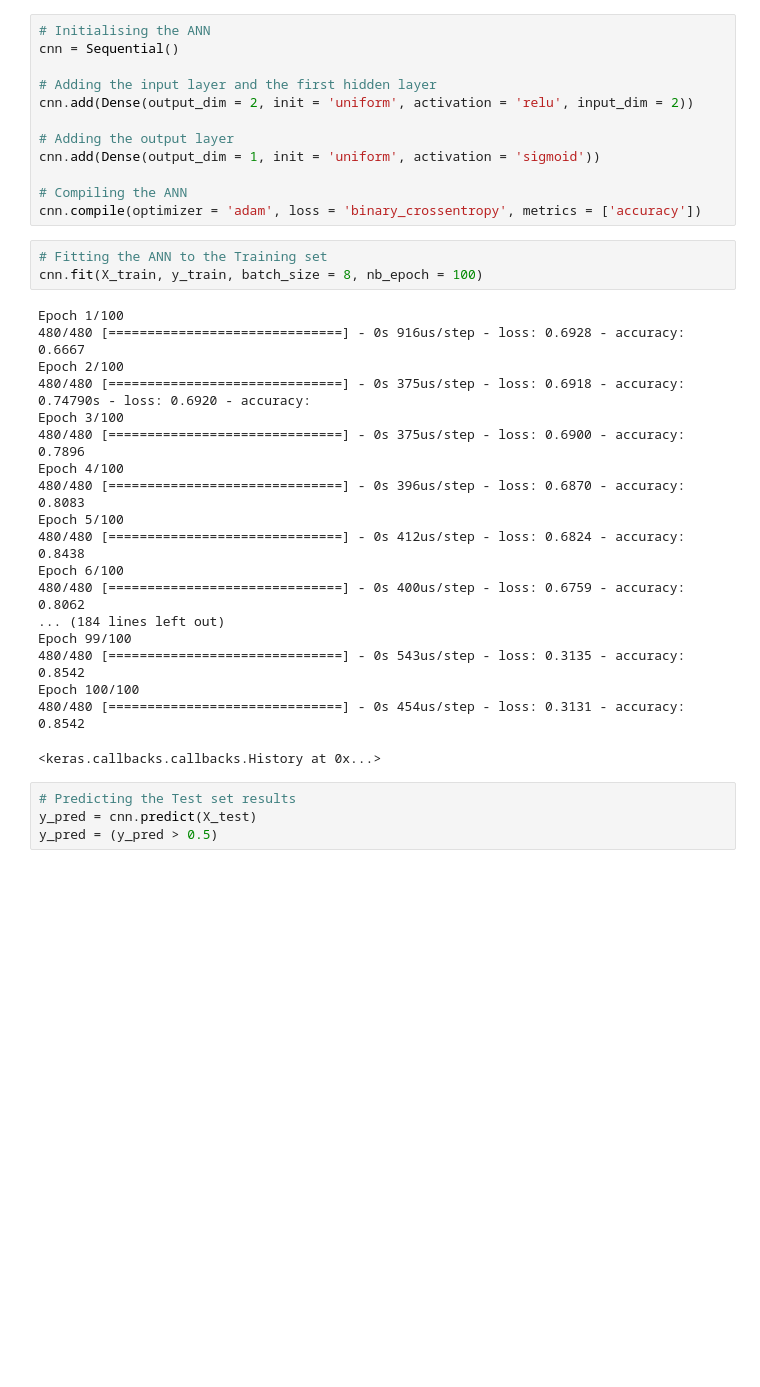
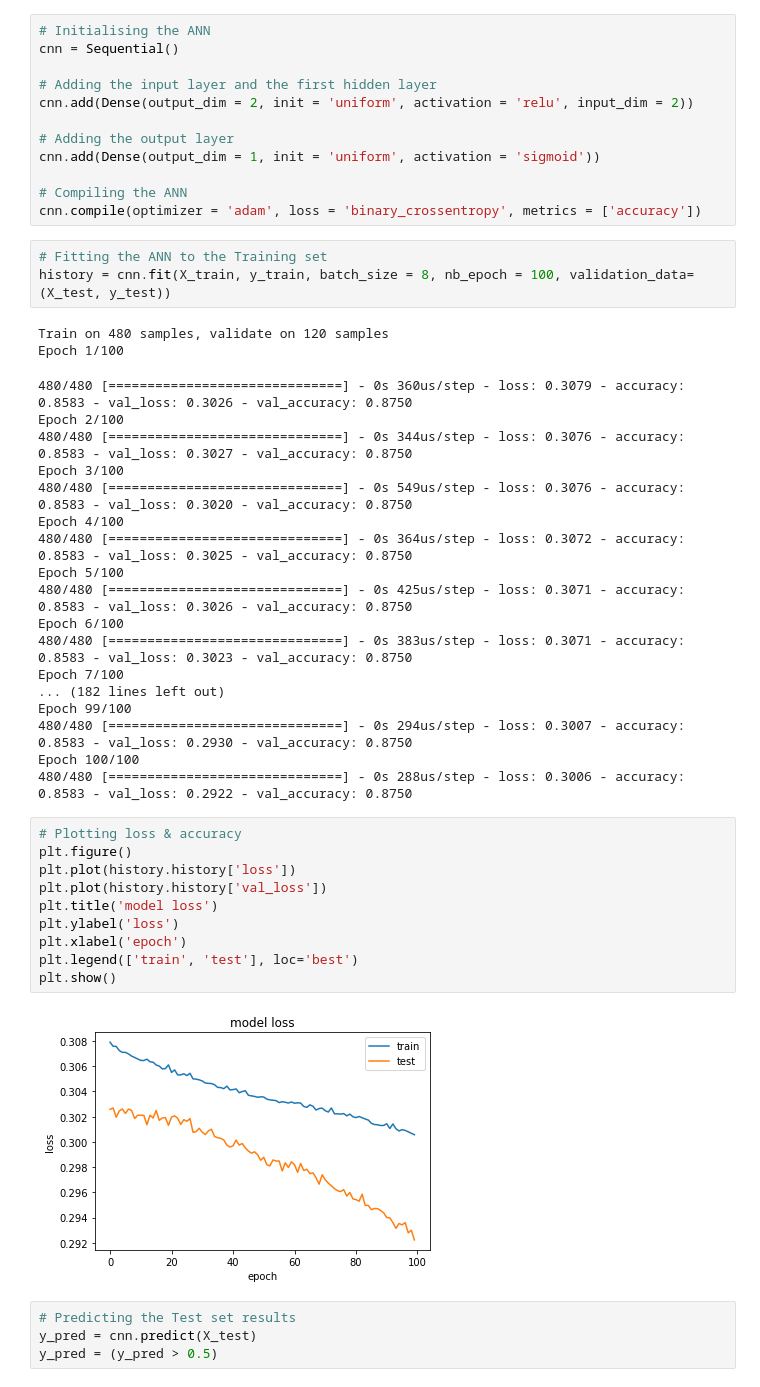
Before and after one commit to katerynakononova/ML, a Jupyter notebook: Python/14 Classification Neural Network.ipynb, the cells around one changed output. Saved outputs shown, nothing was run; the diff lists cells and outputs as text; blank space fills up the shorter version.

```diff
--- a/Python/14 Classification Neural Network.ipynb
+++ b/Python/14 Classification Neural Network.ipynb
@@ -36,26 +36,39 @@ cnn.add(Dense(output_dim = 1, init = 'uniform', activation = 'sigmoid'))
 cnn.compile(optimizer = 'adam', loss = 'binary_crossentropy', metrics = ['accuracy'])
 # %%
 # Fitting the ANN to the Training set
-cnn.fit(X_train, y_train, batch_size = 8, nb_epoch = 100)
+history = cnn.fit(X_train, y_train, batch_size = 8, nb_epoch = 100, validation_data=(X_test, y_test))
 # %% [output]
+Train on 480 samples, validate on 120 samples
 Epoch 1/100
-480/480 [==============================] - 0s 916us/step - loss: 0.6928 - accuracy: 0.6667
-Epoch 2/100
-480/480 [==============================] - 0s 375us/step - loss: 0.6918 - accuracy: 0.74790s - loss: 0.6920 - accuracy:
-Epoch 3/100
-480/480 [==============================] - 0s 375us/step - loss: 0.6900 - accuracy: 0.7896
-Epoch 4/100
-480/480 [==============================] - 0s 396us/step - loss: 0.6870 - accuracy: 0.8083
-Epoch 5/100
-480/480 [==============================] - 0s 412us/step - loss: 0.6824 - accuracy: 0.8438
-Epoch 6/100
-480/480 [==============================] - 0s 400us/step - loss: 0.6759 - accuracy: 0.8062
-... (184 lines left out)
-Epoch 99/100
-480/480 [==============================] - 0s 543us/step - loss: 0.3135 - accuracy: 0.8542
-Epoch 100/100
-480/480 [==============================] - 0s 454us/step - loss: 0.3131 - accuracy: 0.8542
-<keras.callbacks.callbacks.History at 0x...>
+480/480 [==============================] - 0s 360us/step - loss: 0.3079 - accuracy: 0.8583 - val_loss: 0.3026 - val_accuracy: 0.8750
+Epoch 2/100
+480/480 [==============================] - 0s 344us/step - loss: 0.3076 - accuracy: 0.8583 - val_loss: 0.3027 - val_accuracy: 0.8750
+Epoch 3/100
+480/480 [==============================] - 0s 549us/step - loss: 0.3076 - accuracy: 0.8583 - val_loss: 0.3020 - val_accuracy: 0.8750
+Epoch 4/100
+480/480 [==============================] - 0s 364us/step - loss: 0.3072 - accuracy: 0.8583 - val_loss: 0.3025 - val_accuracy: 0.8750
+Epoch 5/100
+480/480 [==============================] - 0s 425us/step - loss: 0.3071 - accuracy: 0.8583 - val_loss: 0.3026 - val_accuracy: 0.8750
+Epoch 6/100
+480/480 [==============================] - 0s 383us/step - loss: 0.3071 - accuracy: 0.8583 - val_loss: 0.3023 - val_accuracy: 0.8750
+Epoch 7/100
+... (182 lines left out)
+Epoch 99/100
+480/480 [==============================] - 0s 294us/step - loss: 0.3007 - accuracy: 0.8583 - val_loss: 0.2930 - val_accuracy: 0.8750
+Epoch 100/100
+480/480 [==============================] - 0s 288us/step - loss: 0.3006 - accuracy: 0.8583 - val_loss: 0.2922 - val_accuracy: 0.8750
+# %%
+# Plotting loss & accuracy
+plt.figure()
+plt.plot(history.history['loss'])
+plt.plot(history.history['val_loss'])
+plt.title('model loss')
+plt.ylabel('loss')
+plt.xlabel('epoch')
+plt.legend(['train', 'test'], loc='best')
+plt.show()
+# %% [output]
+[figure, added]
 # %%
 # Predicting the Test set results
 y_pred = cnn.predict(X_test)
```
Also changed, not shown: parts of 1 cell of this notebook, 1 other file.
